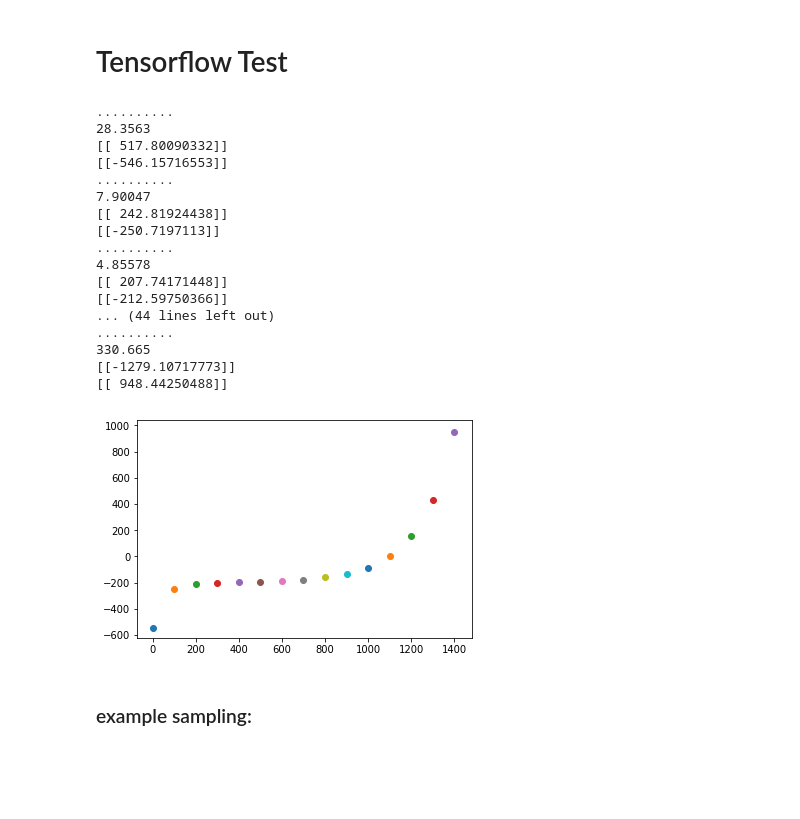
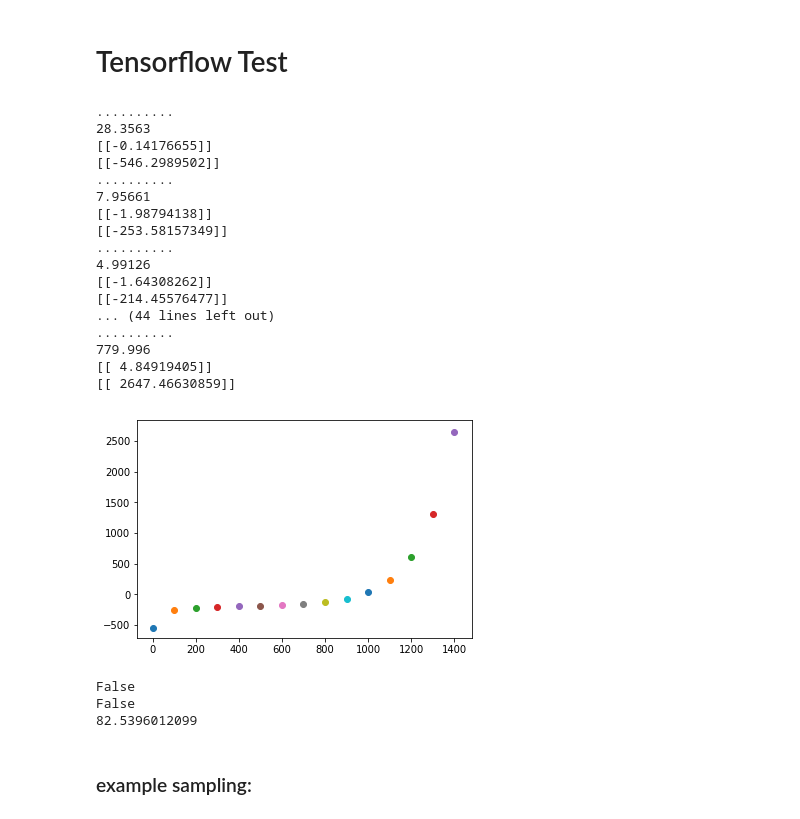
Before and after one commit to maxkohlbrenner/pmai-vi-gpmpp, a Jupyter notebook: main_sketch.ipynb, the cells around one changed output. Drawn from its saved outputs; the diff is of its cells as text; code cells hidden in the pictures; blank space fills up the shorter version.

```diff
--- a/main_sketch.ipynb
+++ b/main_sketch.ipynb
@@ -28,14 +28,16 @@ def ard_kernel(X1, X2, gamma=1., alphas=None):
 
 
 def mu_tilde_square(X_data, Z, m, Kzz_inv):
-    k_zx = ard_kernel(X_data, Z, alphas=a_const)
+    k_zx = ard_kernel( Z,X_data, alphas=a_const)
     k_xz = tf.transpose(k_zx)
-    k_xx = ard_kernel(X_data, Z, alphas=a_const)
+    k_xx = ard_kernel(X_data, X_data, alphas=a_const)
     mu_sqr = tf.matmul(tf.matmul(tf.matmul(tf.matmul(tf.matmul(tf.transpose(tf.expand_dims(m,1)),Kzz_inv)
                                                      ,k_zx),k_xz),Kzz_inv),tf.expand_dims(m,1))
+
     sig_sqr = k_xx - tf.trace(tf.matmul(tf.matmul(Kzz_inv,k_zx),k_xz)) + tf.trace(
         tf.matmul(tf.matmul(tf.matmul(tf.matmul(Kzz_inv,S),Kzz_inv),k_zx),k_xz))
-    return mu_sqr, sig_sqr
+
+    return mu_sqr,sig_sqr
 
 def kl_term(m, S, K_zz, K_zz_inv, u_ovln):
     # mean_diff = (u_ovln * tf.ones([tf.shape(Z_ph)[0]]) - m)
@@ -66,6 +68,12 @@ def T_Integral(m, S, Kzz_inv,psi, g,Tmin, Tmax):
     T = tf.reduce_prod(Tmax-Tmin)
     var_qf = g * T - tf.trace(tf.matmul(Kzz_inv,psi)) + tf.trace(tf.matmul(tf.matmul(tf.matmul(Kzz_inv,S),Kzz_inv),psi))
     return e_qf + var_qf
+
+def G(mu,sig):
+    return 1
+
+def exp_at_datapoints(mu_sqr,sig_sqr,C):
+    return -G(mu_sqr,sig_sqr)+tf.log(mu_sqr/2)-C
 # %%
 tf.reset_default_graph()
 
@@ -77,6 +85,7 @@ X_ph =tf.placeholder(tf.float32, [None, None])
 
 a_const = tf.ones([1]) # dimension = tf.shape(Z_ph)[1]
 g_const = tf.ones([1]) # later we have to define gamma as variable
+C = tf.constant(0.57721566)
 
 #Tlims
 Tmins = tf.reduce_min(Z_ph, axis=0)
@@ -108,13 +117,15 @@ with tf.name_scope('intergration-over-region-T'):
 
 with tf.name_scope('expectation_at_datapoints'):
     mu_t_sqr, sig_t_sqr = mu_tilde_square(X_ph,Z_ph,m,K_zz_inv)
+    exp_term = exp_at_datapoints(mu_t_sqr,sig_t_sqr,C)
+
 
 with tf.name_scope('KL-divergence'):
     kl_term_op = kl_term(m, S, K_zz, K_zz_inv, u_ph)
     tf.summary.scalar('kl_div', kl_term_op)
 
 with tf.name_scope('calculate_bound'):
-    lower_bound = -integral_over_T - kl_term_op
+    lower_bound = -integral_over_T + exp_term - kl_term_op
 
 with tf.name_scope('optimization'):
     train_step = tf.train.GradientDescentOptimizer(0.001).minimize(-lower_bound)
@@ -147,45 +158,47 @@ wr_covar = []
 with tf.Session() as sess:
 
     sess.run(tf.global_variables_initializer())
     writer = tf.summary.FileWriter('logs', sess.graph)
 
     for i in range(max_iterations):
-        _, summary, kl, integral,bound, m_val, S_val = sess.run([train_step, merged,  kl_term_op, integral_over_T ,lower_bound, m, S],
+        _, summary, kl, exp_val,mu,sig,integral,bound, m_val, S_val = sess.run([train_step, merged,  kl_term_op,exp_term,mu_t_sqr, sig_t_sqr , integral_over_T ,lower_bound, m, S],
                                                      feed_dict={Z_ph:Z, u_ph:0.,X_ph:X})
         writer.add_summary(summary, i)
 
         if i % 100 == 0:
             print('..........')
             print(kl)
-            print(integral)
+            print(exp_val)
             print(bound)
+            #print(mu.shape)
+            #print(sig)
             #print(np.max(np.absolute(S_val)))
             #print(np.all(np.linalg.eigvals(S_val) > 0))
 
             plt.scatter(i, bound)
 
         if np.isclose(kl, 0):
             print('KL is zero after {} iterations... break'.format(i))
             break
 
 plt.show()
 # %% [output]
 ..........
 28.3563
-[[ 517.80090332]]
-[[-546.15716553]]
+[[-0.14176655]]
+[[-546.2989502]]
 ..........
-7.90047
-[[ 242.81924438]]
-[[-250.7197113]]
+7.95661
+[[-1.98794138]]
+[[-253.58157349]]
 ..........
-4.85578
-[[ 207.74171448]]
-[[-212.59750366]]
+4.99126
+[[-1.64308262]]
+[[-214.45576477]]
 ... (44 lines left out)
 ..........
-330.665
-[[-1279.10717773]]
-[[ 948.44250488]]
+779.996
+[[ 4.84919405]]
+[[ 2647.46630859]]
-[figure, old version]
+[figure, new version]
 # %%
@@ -207,6 +221,10 @@ print(np.allclose(r_cov, S_val))
 print(np.sum(r_cov - S_val)**2)
 
 # values not allclose but almost the same
+# %% [output]
+False
+False
+82.5396012099
 # %% [markdown]
 ### example sampling:
 # %%
```
Also changed, not shown: parts of 3 cells of this notebook, 24 other files.
